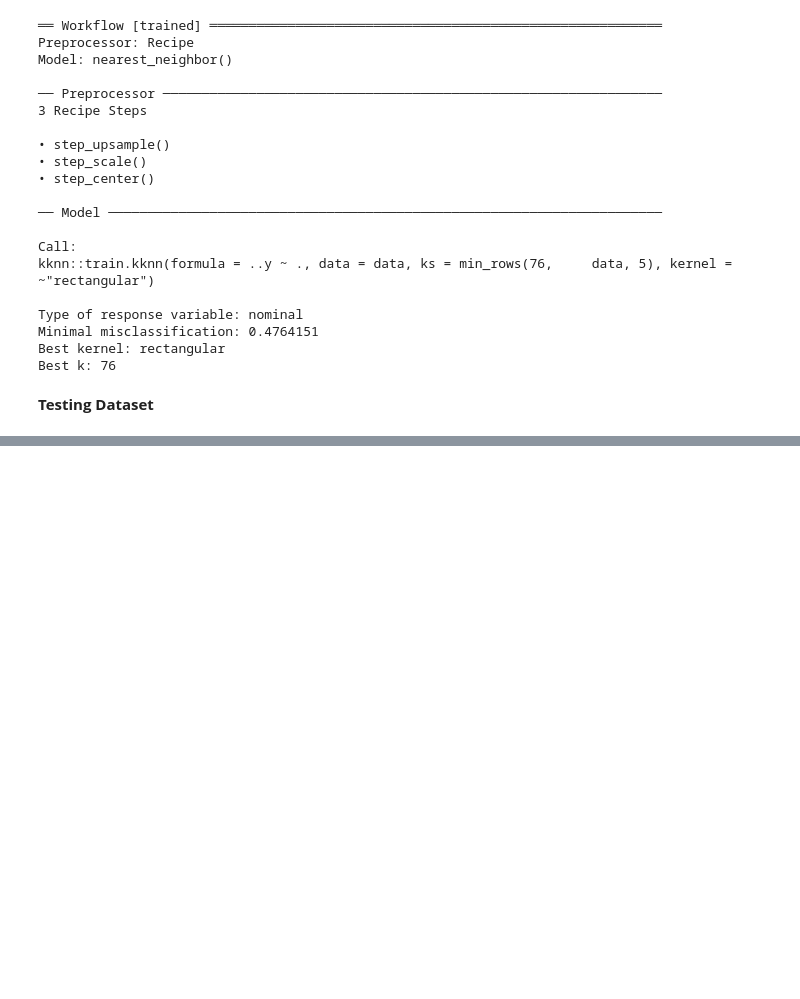
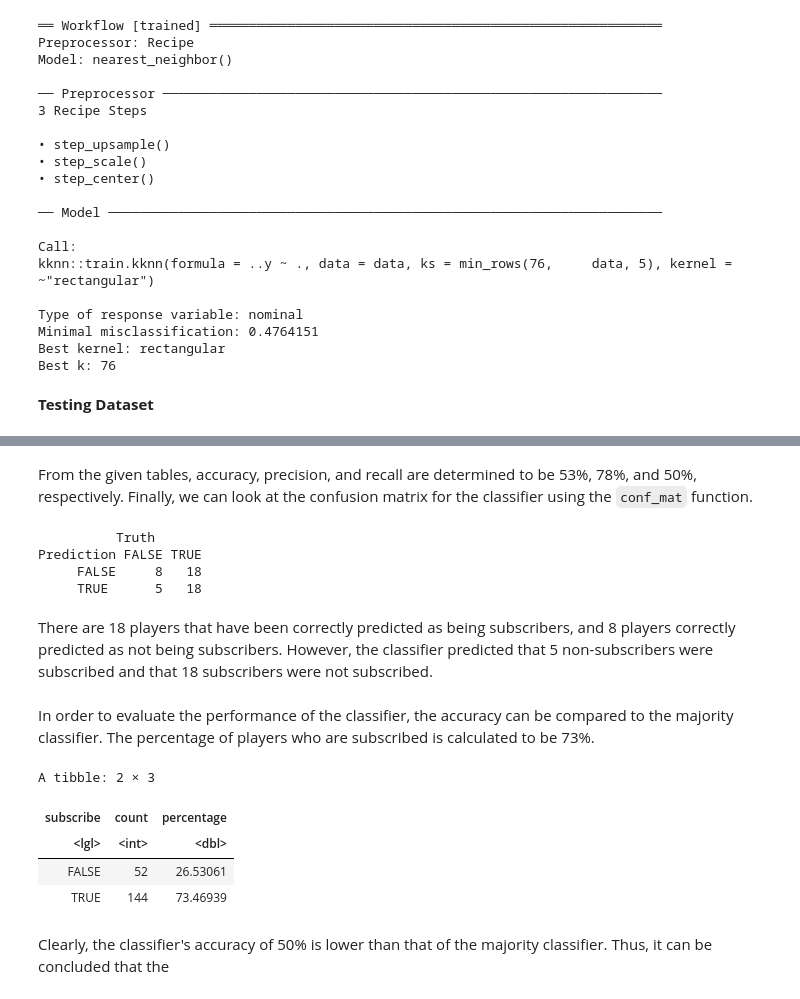
Before and after one commit to zzashleeyj/DSCI100-46-Group-Project, a Jupyter notebook: Final Project 46.ipynb, the cells around one changed output, grey strips where cells are left out. Saved outputs shown, nothing was run; the diff lists cells and outputs as text; code cells hidden in the pictures; blank space fills up the shorter version.

```diff
--- a/Final Project 46.ipynb
+++ b/Final Project 46.ipynb
@@ -411,0 +479,33 @@ Best k: 76
+# %% [markdown]
+From the given tables, accuracy, precision, and recall are determined to be 53%, 78%, and 50%, respectively. Finally, we can look at the confusion matrix for the classifier using the `conf_mat` function.
+# %%
+confusion <- subscribe_test_predictions |>
+             conf_mat(truth = subscribe, estimate = .pred_class)
+confusion
+# %% [output]
+          Truth
+Prediction FALSE TRUE
+     FALSE     8   18
+     TRUE      5   18
+# %% [markdown]
+There are 18 players that have been correctly predicted as being subscribers, and 8 players correctly predicted as not being subscribers. However, the classifier predicted that 5 non-subscribers were subscribed and that 18 subscribers were not subscribed.
+# %% [markdown]
+In order to evaluate the performance of the classifier, the accuracy can be compared to the majority classifier. The percentage of players who are subscribed is calculated to be 73%.
+# %%
+total_num_obs <- nrow(players)
+total_subscribe_percentage <- players |>
+  group_by(subscribe) |>
+  summarize(
+    count = n(),
+    percentage = n() / num_obs * 100
+  )
+
+total_subscribe_percentage
+# %% [output]
+A tibble: 2 × 3
+| subscribe | count | percentage |
+| <lgl> | <int> | <dbl> |
+| FALSE | 52 | 26.53061 |
+| TRUE | 144 | 73.46939 |
+# %% [markdown]
+Clearly, the classifier's accuracy of 50% is lower than that of the majority classifier. Thus, it can be concluded that the
```
Also changed, not shown: parts of 9 cells of this notebook.
